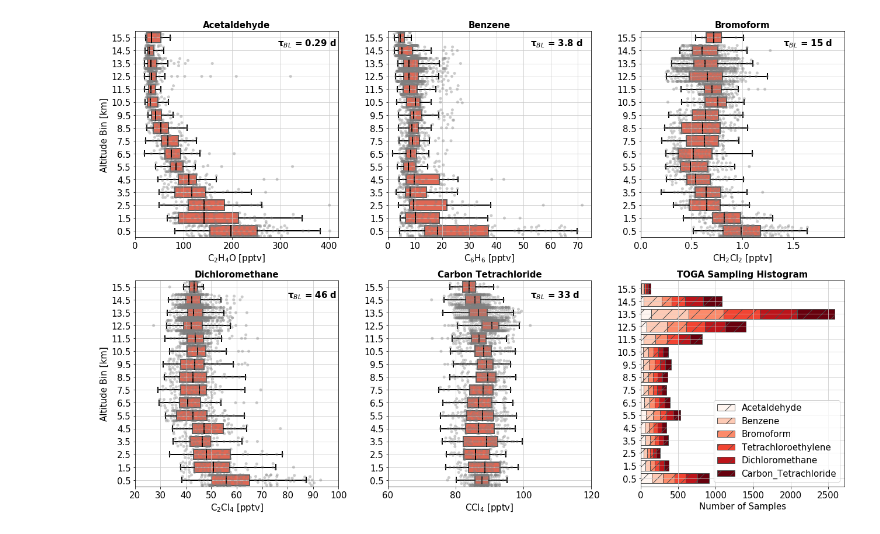
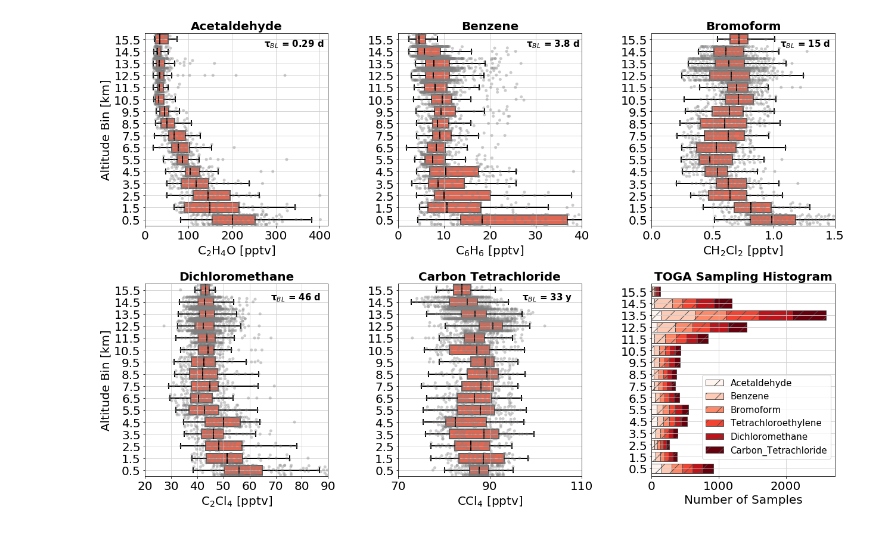
Before and after one commit to schelpon/TTS_2020_HD, a Jupyter notebook: vertical_profiles/TOGA_vertical_profiles_v3.ipynb, the cells around one changed output. Cells and saved outputs as stored; diff of their text form; code cells hidden in the pictures.

```diff
--- a/vertical_profiles/TOGA_vertical_profiles_v3.ipynb
+++ b/vertical_profiles/TOGA_vertical_profiles_v3.ipynb
@@ -278,6 +278,8 @@ fig.savefig('toga_vertical_profiles_v3a.png')
 # https://matplotlib.org/gallery/subplots_axes_and_figures/gridspec_and_subplots.html
 fig, axs = plt.subplots(figsize = (18,12), ncols=3, nrows=2)
 #gs = axs[2, 2].get_gridspec()
+plt.rcParams.update({'font.size': 22})
+ff = 20
 
 # remove the underlying axes
 #for ax in axs[2, -3:]:
@@ -298,17 +300,17 @@ tau2 = round(tau, 2)
 tau_str = '\N{GREEK SMALL LETTER TAU}'+ '$_B$$_L$' + ' = ' + str(tau2) + ' d'
 
 # axes, labels, ticks, ....
-axs[0, 0].set_title('Acetaldehyde', fontsize = 15, weight = 'bold')
-axs[0, 0].set_ylabel('Altitude Bin [km]', fontsize = 15)
+axs[0, 0].set_title('Acetaldehyde', fontsize = ff, weight = 'bold')
+axs[0, 0].set_ylabel('Altitude Bin [km]', fontsize = ff)
 
 axs[0, 0].set_xlim([0, 420])
 axs[0, 0].set_xticks(np.arange(0, 500, step = 100))
-axs[0, 0].set_xlabel(r'C$_2$H$_4$O [pptv]', fontsize=15)
+axs[0, 0].set_xlabel(r'C$_2$H$_4$O [pptv]', fontsize = ff)
 
-axs[0, 0].tick_params(axis='both', which='major', labelsize=15)
+axs[0, 0].tick_params(axis='both', which='major', labelsize = ff)
 axs[0, 0].grid(which='major', linestyle='-', color = '0.8')
 
-axs[0, 0].annotate(tau_str, (0, 0), xytext=(0.7, 0.93),
+axs[0, 0].annotate(tau_str, (0, 0), xytext=(0.65, 0.93),
                    textcoords='axes fraction', fontsize = 15, weight='bold')
 
 #### benzene ------------------------------------------------------------------
@@ -325,14 +327,14 @@ tau2 = round(tau, 1)
 tau_str = '\N{GREEK SMALL LETTER TAU}'+ '$_B$$_L$' + ' = ' + str(tau2) + ' d'
 
 # axes, labels, ticks, ....
-axs[0, 1].set_title('Benzene', fontsize = 15, weight = 'bold')
+axs[0, 1].set_title('Benzene', fontsize = ff, weight = 'bold')
 axs[0, 1].set_ylabel('')
 
-axs[0, 1].set_xlim([0, 75])
-axs[0, 1].set_xticks(np.arange(0, 80, step = 10))
-axs[0, 1].set_xlabel(r'C$_6$H$_6$ [pptv]', fontsize=15)
+axs[0, 1].set_xlim([0, 40])
+axs[0, 1].set_xticks(np.arange(0, 50, step = 10))
+axs[0, 1].set_xlabel(r'C$_6$H$_6$ [pptv]', fontsize = ff)
 
-axs[0, 1].tick_params(axis='both', which='major', labelsize=15)
+axs[0, 1].tick_params(axis='both', which='major', labelsize = ff)
 axs[0, 1].grid(which='major', linestyle='-', color = '0.8')
 
 axs[0, 1].annotate(tau_str, (0, 0), xytext=(0.7, 0.93),
@@ -353,14 +355,14 @@ tau2 = int(round(tau))
 tau_str = '\N{GREEK SMALL LETTER TAU}'+ '$_B$$_L$' + ' = ' + str(tau2) + ' d'
 
 # axes, labels, ticks, ....
-axs[0, 2].set_title('Bromoform', fontsize = 15, weight = 'bold')
-axs[0, 2].set_ylabel(' ', fontsize = 15)
+axs[0, 2].set_title('Bromoform', fontsize = ff, weight = 'bold')
+axs[0, 2].set_ylabel(' ', fontsize = ff)
 
-axs[0, 2].set_xlim([0, 2])
+axs[0, 2].set_xlim([0, 1.5])
 axs[0, 2].set_xticks(np.arange(0, 2, step = 0.5))
-axs[0, 2].set_xlabel(r'CH$_2$Cl$_2$ [pptv]', fontsize=15)
+axs[0, 2].set_xlabel(r'CH$_2$Cl$_2$ [pptv]', fontsize = ff)
 
-axs[0, 2].tick_params(axis='both', which='major', labelsize=15)
+axs[0, 2].tick_params(axis='both', which='major', labelsize = ff)
 axs[0, 2].grid(which='major', linestyle='-', color = '0.8')
 
 axs[0, 2].annotate(tau_str, (0, 0), xytext=(0.7, 0.93),
@@ -380,17 +382,17 @@ tau2 = int(round(tau))
 tau_str = '\N{GREEK SMALL LETTER TAU}'+ '$_B$$_L$' + ' = ' + str(tau2) + ' d'
 
 # axes, labels, ticks, ....
-axs[1, 0].set_title('Dichloromethane', fontsize = 15, weight = 'bold')
-axs[1, 0].set_ylabel('Altitude Bin [km]', fontsize = 15)
+axs[1, 0].set_title('Dichloromethane', fontsize = ff, weight = 'bold')
+axs[1, 0].set_ylabel('Altitude Bin [km]', fontsize = ff)
 
-axs[1, 0].set_xlim([20, 100])
-axs[1, 0].set_xticks(np.arange(20, 110, step = 10))
-axs[1, 0].set_xlabel(r'C$_2$Cl$_4$ [pptv]', fontsize=15)
+axs[1, 0].set_xlim([20, 90])
+axs[1, 0].set_xticks(np.arange(20, 100, step = 10))
+axs[1, 0].set_xlabel(r'C$_2$Cl$_4$ [pptv]', fontsize = ff)
 
-axs[1, 0].tick_params(axis='both', which='major', labelsize=15)
+axs[1, 0].tick_params(axis='both', which='major', labelsize = ff)
 axs[1, 0].grid(which='major', linestyle='-', color = '0.8')
 
-axs[1, 0].annotate(tau_str, (63, 14.5), xytext=(80, 0.83), fontsize = 15, weight='bold')
+axs[1, 0].annotate(tau_str, (68, 14.5), xytext=(68, 0.83), fontsize = 15, weight='bold')
 #axs[1, 1].annotate(tau_str, (0, 0), xytext=(0.7, 0.93),
 #                   textcoords='axes fraction', fontsize = 15, weight='bold')
 
@@ -402,44 +404,44 @@ axs[1, 1] = sns.boxplot(x = 'Carbon_Tetrachloride', y = 'alt_bins', data = toga_
 axs[1, 1] = sns.swarmplot(x = 'Carbon_Tetrachloride', y = 'alt_bins', data = toga_df,
                           color = '0.5', alpha = 0.4, ax = axs[1, 1], order = np.flipud(alt_bin_labels))
 plt.setp(axs[1, 1].lines, color = 'k')
 
 # lifetime
 tau = (toga_trc.Carbon_Tetrachloride.BL_lifetime)/365
 tau2 = int(round(tau))
-tau_str = '\N{GREEK SMALL LETTER TAU}'+ '$_B$$_L$' + ' = ' + str(tau2) + ' d'
+tau_str = '\N{GREEK SMALL LETTER TAU}'+ '$_B$$_L$' + ' = ' + str(tau2) + ' y'
 
 # axes, labels, ticks, ....
-axs[1, 1].set_title('Carbon Tetrachloride', fontsize = 15, weight = 'bold')
+axs[1, 1].set_title('Carbon Tetrachloride', fontsize = ff, weight = 'bold')
 axs[1, 1].set_ylabel(' ', fontsize = 15)
 
-axs[1, 1].set_xlim([60, 120])
-axs[1, 1].set_xticks(np.arange(60, 140, step = 20))
-axs[1, 1].set_xlabel(r'CCl$_4$ [pptv]', fontsize=15)
+axs[1, 1].set_xlim([70, 110])
+axs[1, 1].set_xticks(np.arange(70, 130, step = 20))
+axs[1, 1].set_xlabel(r'CCl$_4$ [pptv]', fontsize = ff)
 
-axs[1, 1].tick_params(axis='both', which='major', labelsize=15)
+axs[1, 1].tick_params(axis='both', which='major', labelsize = ff)
 axs[1, 1].grid(which='major', linestyle='-', color = '0.8')
 
-axs[1, 1].annotate(tau_str, (63, 14.5), xytext=(102, 0.83), fontsize = 15, weight='bold')
+axs[1, 1].annotate(tau_str, (97, 14.5), xytext=(97, 0.83), fontsize = 15, weight='bold')
 #axs[2, 0].annotate(tau_str, (0, 0), xytext=(0.7, 0.93),
 #                   textcoords='axes fraction', fontsize = 15, weight='bold')
 
 
 #### carbon tetrachloride ------------------------------------------------------------------
 # target axis
-axs[1, 2].set_title('TOGA Sampling Histogram', fontsize = 15, weight = 'bold')
+axs[1, 2].set_title('TOGA Sampling Histogram', fontsize = ff, weight = 'bold')
 toga_df_count_forplot.plot(kind='barh', stacked=True, colormap='Reds',
-                           hatch='/', width = 0.8, ax = axs[1, 2], fontsize = 15, edgecolor='0.3')
-axs[1, 2].set_ylabel(' ', fontsize = 15)
-axs[1, 2].set_xlabel('Number of Samples', fontsize = 15)
-axs[1, 2].grid(which='major', linestyle='-', color = '0.8')
-axs[1, 2].legend(fontsize = 15)
+                           hatch='/', width = 0.8, ax = axs[1, 2], fontsize = ff, edgecolor='0.3')
+axs[1, 2].set_ylabel(' ', fontsize = ff)
+axs[1, 2].set_xlabel('Number of Samples', fontsize = ff)
+axs[1, 2].grid(which = 'major', linestyle = '-', color = '0.8')
+axs[1, 2].legend(fontsize = 15, bbox_to_anchor=(0.25,0.55))
 
 # squeeeeeeeze
 fig.tight_layout()
 
 ##### ----------------------------- save
 #fig.savefig('toga_vertical_profiles.svg', format='svg', dpi=1200)
 fig.savefig('toga_vertical_profiles_v3b.pdf')
 fig.savefig('toga_vertical_profiles_v3b.png')
 # %% [output]
-[figure, old version]
+[figure, new version]
```
Also changed, not shown: parts of 3 cells of this notebook, 1 other file.
